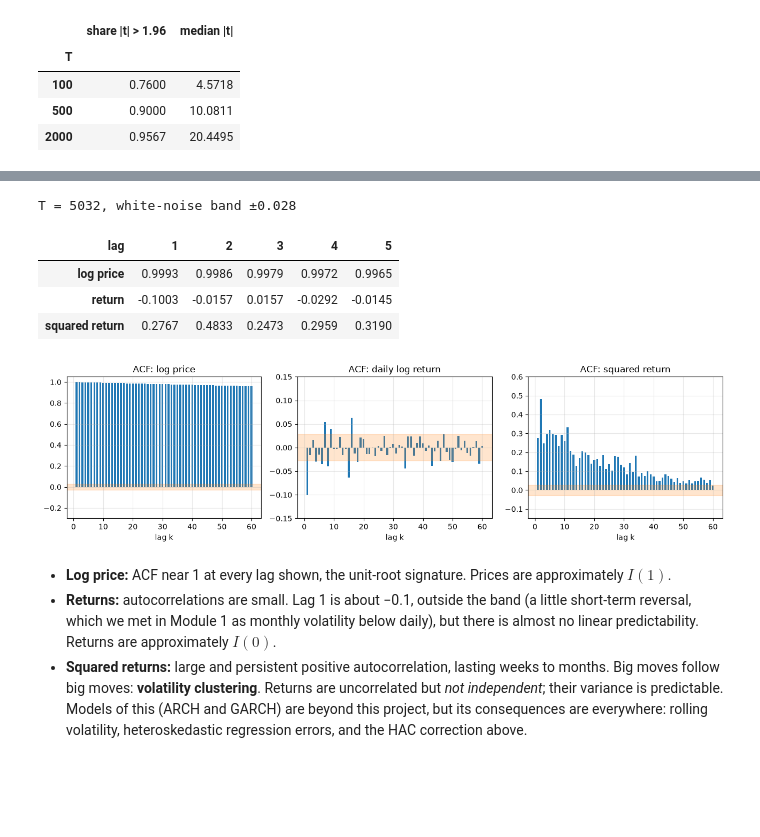
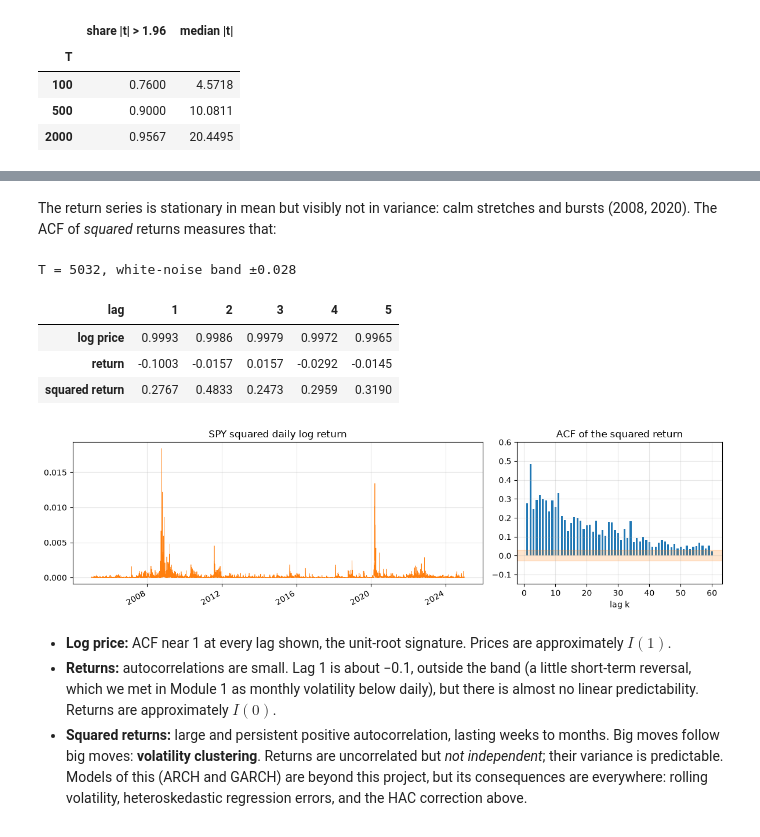
Before and after one commit to aaaalex-m/starb, a Jupyter notebook: modules/03-stats-toolkit/notebook.ipynb, the cells around one changed output, grey strips where cells are left out. Saved outputs shown, nothing was run; the diff lists cells and outputs as text; code cells hidden in the pictures; blank space fills up the shorter version.

```diff
--- a/modules/03-stats-toolkit/notebook.ipynb
+++ b/modules/03-stats-toolkit/notebook.ipynb
@@ -376,33 +513,31 @@ of squared returns.
+# %% [markdown]
+The return series is stationary in mean but visibly not in variance: calm stretches and
+bursts (2008, 2020). The ACF of *squared* returns measures that:
 # %%
-prices = data.load_prices("SPY", "2005-01-01", "2024-12-31")["SPY"]
-log_price = np.log(prices)
-r = returns.log_returns(prices)
-T = len(r)
-
-fig, axes = plt.subplots(1, 3, figsize=(13, 3.6))
-plot_acf(axes[0], stats.acf(log_price, 60), T, "ACF: log price")
-plot_acf(axes[1], stats.acf(r, 60), T, "ACF: daily log return")
-plot_acf(axes[2], stats.acf(r**2, 60), T, "ACF: squared return")
-axes[1].set_ylim(-0.15, 0.15)
-axes[2].set_ylim(-0.15, 0.6)
+fig, axes = plt.subplots(1, 2, figsize=(12, 3.4), gridspec_kw={"width_ratios": [2, 1]})
+(r**2).plot(ax=axes[0], lw=0.5, color="C1")
+axes[0].set_title("SPY squared daily log return")
+axes[0].set_xlabel("")
+plot_acf(axes[1], stats.acf(r**2, 60), T, "ACF of the squared return")
+axes[1].set_ylim(-0.15, 0.6)
 fig.tight_layout()
 
 summary = pd.DataFrame(
     {
         "log price": stats.acf(log_price, 5),
         "return": stats.acf(r, 5),
         "squared return": stats.acf(r**2, 5),
     }
 ).iloc[1:]
 print(f"T = {T}, white-noise band ±{stats.acf_band(T):.3f}")
 summary.T
 # %% [output]
 T = 5032, white-noise band ±0.028
 | lag | 1 | 2 | 3 | 4 | 5 |
 | log price | 0.9993 | 0.9986 | 0.9979 | 0.9972 | 0.9965 |
 | return | -0.1003 | -0.0157 | 0.0157 | -0.0292 | -0.0145 |
 | squared return | 0.2767 | 0.4833 | 0.2473 | 0.2959 | 0.3190 |
-[figure, old version]
+[figure, new version]
 # %% [markdown]
 - **Log price:** ACF near 1 at every lag shown, the unit-root signature. Prices are
   approximately $I(1)$.
```
Also changed, not shown: parts of 12 cells of this notebook, 6 other files.
